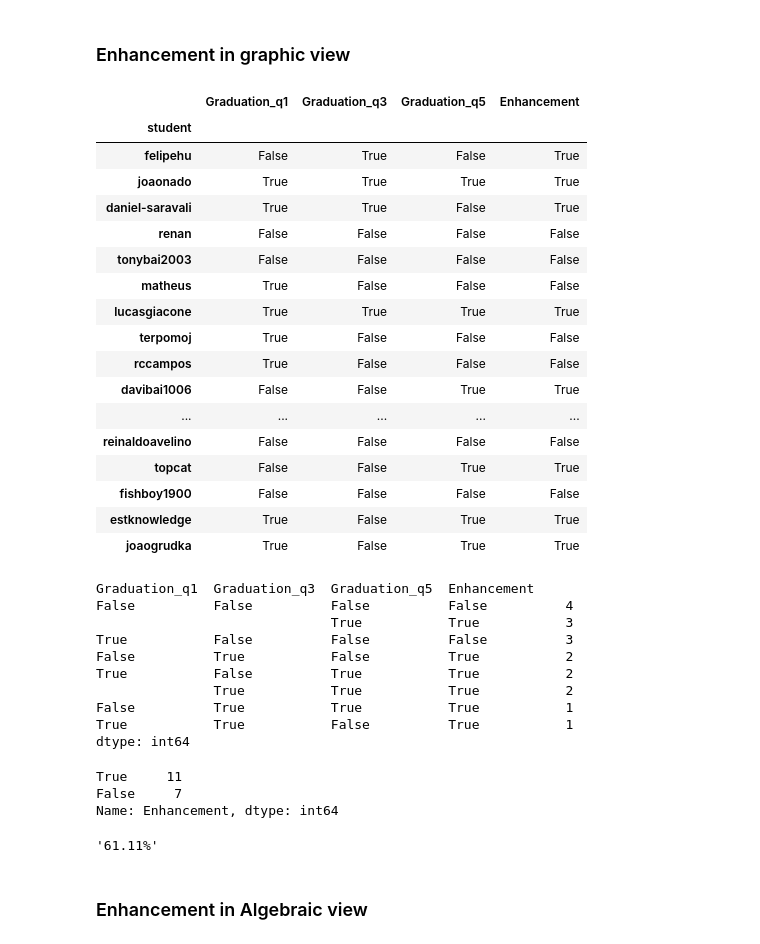
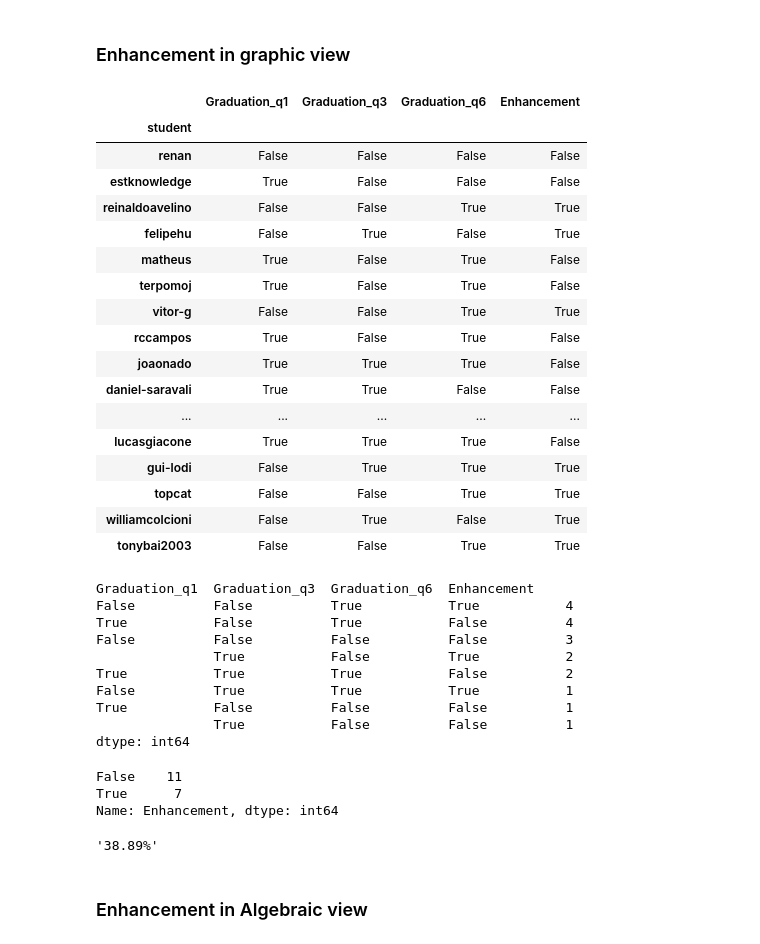
Before and after one commit to avilarenan/LearnLissajousResults, a Jupyter notebook: canvas.ipynb, the cells around one changed output. Saved outputs shown, nothing was run; the diff lists cells and outputs as text; code cells hidden in the pictures.

```diff
--- a/canvas.ipynb
+++ b/canvas.ipynb
@@ -284,62 +284,62 @@ q4 = q4[q4["Title"] == "Avaliação Final (Parte 2)"].set_index("student").add_s
 q5 = q5[q5["Title"] == "Avaliação Final (Parte 3)"].set_index("student").add_suffix("_q5")
 q6 = q6[q6["Title"] == "Avaliação Final (Parte 4)"].set_index("student").add_suffix("_q6")
 
-df_enhancement_q2_q4_q6 = pd.concat([q2, q4, q6], axis=1, join="inner")[["Title_q2", "Title_q4", "Title_q6", "Graduation_q2", "Graduation_q4", "Graduation_q6"]]
-df_enhancement_q1_q3_q5 = pd.concat([q1, q3, q5], axis=1, join="inner")[["Title_q1", "Title_q3", "Title_q5", "Graduation_q1", "Graduation_q3", "Graduation_q5"]]
+df_enhancement_q2_q4_q5 = pd.concat([q2, q4, q5], axis=1, join="inner")[["Title_q2", "Title_q4", "Title_q5", "Graduation_q2", "Graduation_q4", "Graduation_q5"]]
+df_enhancement_q1_q3_q6 = pd.concat([q1, q3, q6], axis=1, join="inner")[["Title_q1", "Title_q3", "Title_q6", "Graduation_q1", "Graduation_q3", "Graduation_q6"]]
 # %% [markdown]
 ### Enhancement in graphic view
 # %%
 def q3_q5_condition(s):
-    if s["Graduation_q3"] == True or s["Graduation_q5"] == True:
+    if (s["Graduation_q3"] == True or s["Graduation_q6"] == True) and s["Graduation_q1"] == False:
         return True
     else:
         return False
 
-df_enhancement_q1_q3_q5 = df_enhancement_q1_q3_q5[["Graduation_q1", "Graduation_q3", "Graduation_q5"]]
-df_enhancement_q1_q3_q5["Enhancement"] = df_enhancement_q1_q3_q5.apply(q3_q5_condition, axis=1)
-df_enhancement_q1_q3_q5
+df_enhancement_q1_q3_q6 = df_enhancement_q1_q3_q6[["Graduation_q1", "Graduation_q3", "Graduation_q6"]]
+df_enhancement_q1_q3_q6["Enhancement"] = df_enhancement_q1_q3_q6.apply(q3_q5_condition, axis=1)
+df_enhancement_q1_q3_q6
 # %% [output]
-|  | Graduation_q1 | Graduation_q3 | Graduation_q5 | Enhancement |
+|  | Graduation_q1 | Graduation_q3 | Graduation_q6 | Enhancement |
 | student |  |  |  |  |
+| renan | False | False | False | False |
+| estknowledge | True | False | False | False |
+| reinaldoavelino | False | False | True | True |
 | felipehu | False | True | False | True |
-| joaonado | True | True | True | True |
-| daniel-saravali | True | True | False | True |
-| renan | False | False | False | False |
-| tonybai2003 | False | False | False | False |
-| matheus | True | False | False | False |
-| lucasgiacone | True | True | True | True |
-| terpomoj | True | False | False | False |
-| rccampos | True | False | False | False |
-| davibai1006 | False | False | True | True |
+| matheus | True | False | True | False |
+| terpomoj | True | False | True | False |
+| vitor-g | False | False | True | True |
+| rccampos | True | False | True | False |
+| joaonado | True | True | True | False |
+| daniel-saravali | True | True | False | False |
 | ... | ... | ... | ... | ... |
-| reinaldoavelino | False | False | False | False |
+| lucasgiacone | True | True | True | False |
+| gui-lodi | False | True | True | True |
 | topcat | False | False | True | True |
-| fishboy1900 | False | False | False | False |
-| estknowledge | True | False | True | True |
-| joaogrudka | True | False | True | True |
+| williamcolcioni | False | True | False | True |
+| tonybai2003 | False | False | True | True |
 # %%
-df_enhancement_q1_q3_q5.value_counts()
+df_enhancement_q1_q3_q6.value_counts()
 # %% [output]
-Graduation_q1  Graduation_q3  Graduation_q5  Enhancement
-False          False          False          False          4
-                              True           True           3
-True           False          False          False          3
-False          True           False          True           2
-True           False          True           True           2
-               True           True           True           2
+Graduation_q1  Graduation_q3  Graduation_q6  Enhancement
+False          False          True           True           4
+True           False          True           False          4
+False          False          False          False          3
+               True           False          True           2
+True           True           True           False          2
 False          True           True           True           1
-True           True           False          True           1
+True           False          False          False          1
+               True           False          False          1
 dtype: int64
 # %%
-df_enhancement_q1_q3_q5["Enhancement"].value_counts()
+df_enhancement_q1_q3_q6["Enhancement"].value_counts()
 # %% [output]
-True     11
-False     7
+False    11
+True      7
 Name: Enhancement, dtype: int64
 # %%
-f"""{df_enhancement_q1_q3_q5["Enhancement"].value_counts()[1]/len(df_enhancement_q1_q3_q5["Enhancement"])*100:.2f}%"""
+f"""{df_enhancement_q1_q3_q6["Enhancement"].value_counts()[1]/len(df_enhancement_q1_q3_q6["Enhancement"])*100:.2f}%"""
 # %% [output]
-'61.11%'
+'38.89%'
 # %% [markdown]
 ### Enhancement in Algebraic view
 # %%
```
Also changed, not shown: parts of 6 cells of this notebook, 3 other files.
